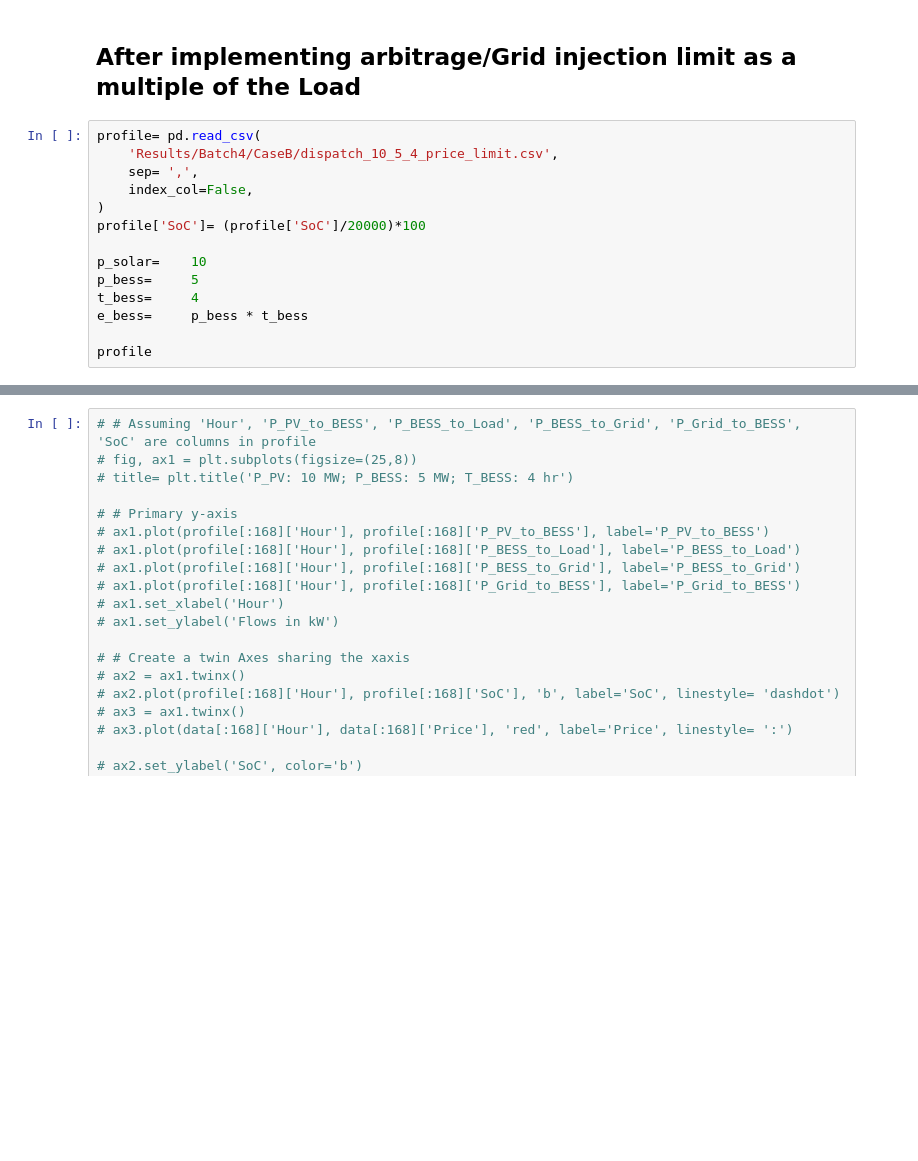
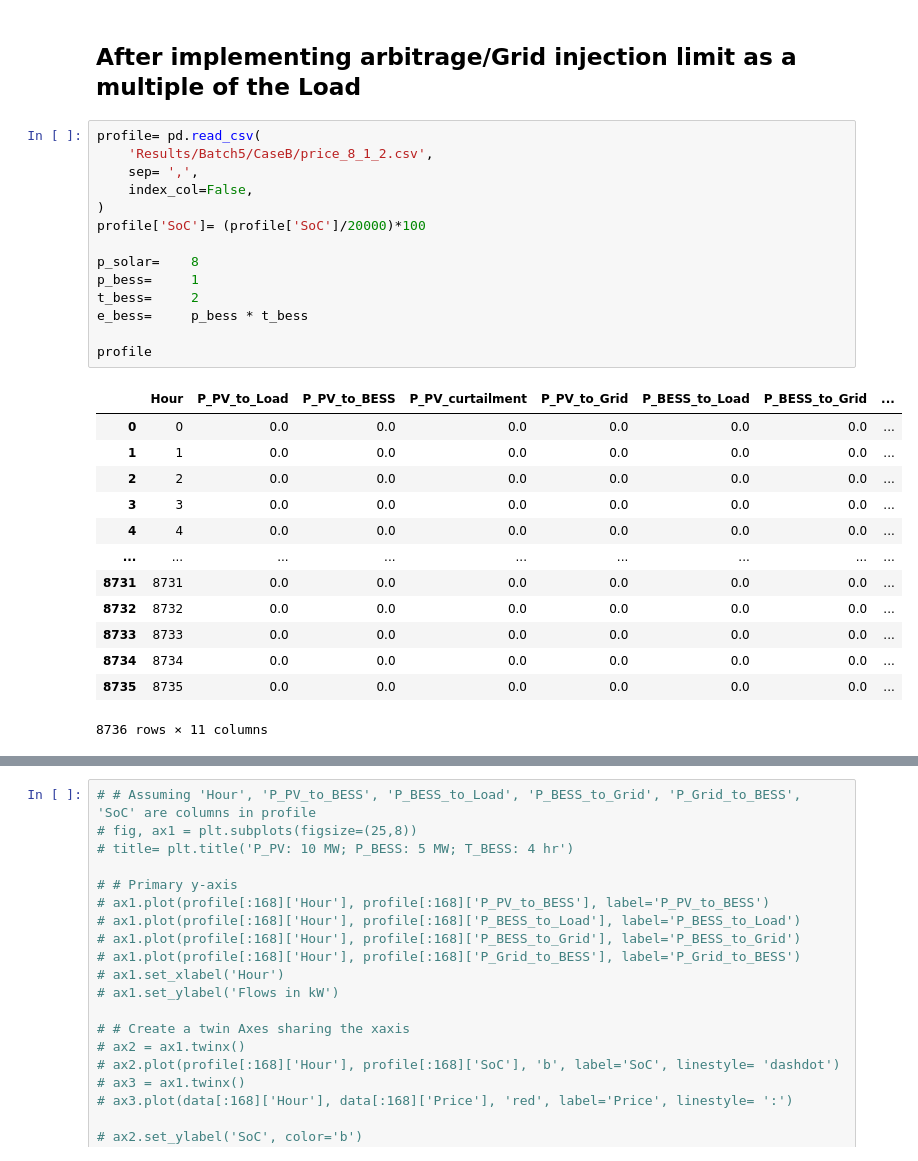
Before and after one commit to repc24/BESS-RE, a Jupyter notebook: 9.TestingVisuals.ipynb, the cells around one changed output, grey strips where cells are left out. Cells and saved outputs as stored; diff of their text form; blank space fills up the shorter version.

```diff
--- a/9.TestingVisuals.ipynb
+++ b/9.TestingVisuals.ipynb
@@ -400,18 +421,32 @@ plt.show()
 ## After implementing arbitrage/Grid injection limit as a multiple of the Load
 # %%
 profile= pd.read_csv(
-    'Results/Batch4/CaseB/dispatch_10_5_4_price_limit.csv',
+    'Results/Batch5/CaseB/price_8_1_2.csv',
     sep= ',',
     index_col=False,
 )
 profile['SoC']= (profile['SoC']/20000)*100
 
-p_solar=    10
-p_bess=     5
-t_bess=     4
+p_solar=    8
+p_bess=     1
+t_bess=     2
 e_bess=     p_bess * t_bess
 
 profile
+# %% [output]
+|  | Hour | P_PV_to_Load | P_PV_to_BESS | P_PV_curtailment | P_PV_to_Grid | P_BESS_to_Load | P_BESS_to_Grid | ... |
+| 0 | 0 | 0.0 | 0.0 | 0.0 | 0.0 | 0.0 | 0.0 | ... |
+| 1 | 1 | 0.0 | 0.0 | 0.0 | 0.0 | 0.0 | 0.0 | ... |
+| 2 | 2 | 0.0 | 0.0 | 0.0 | 0.0 | 0.0 | 0.0 | ... |
+| 3 | 3 | 0.0 | 0.0 | 0.0 | 0.0 | 0.0 | 0.0 | ... |
+| 4 | 4 | 0.0 | 0.0 | 0.0 | 0.0 | 0.0 | 0.0 | ... |
+| ... | ... | ... | ... | ... | ... | ... | ... | ... |
+| 8731 | 8731 | 0.0 | 0.0 | 0.0 | 0.0 | 0.0 | 0.0 | ... |
+| 8732 | 8732 | 0.0 | 0.0 | 0.0 | 0.0 | 0.0 | 0.0 | ... |
+| 8733 | 8733 | 0.0 | 0.0 | 0.0 | 0.0 | 0.0 | 0.0 | ... |
+| 8734 | 8734 | 0.0 | 0.0 | 0.0 | 0.0 | 0.0 | 0.0 | ... |
+| 8735 | 8735 | 0.0 | 0.0 | 0.0 | 0.0 | 0.0 | 0.0 | ... |
+8736 rows × 11 columns
 # %%
 fig= plt.figure(
     figsize= (25,8),
```
Also changed, not shown: parts of 16 cells of this notebook, 6 other files.
